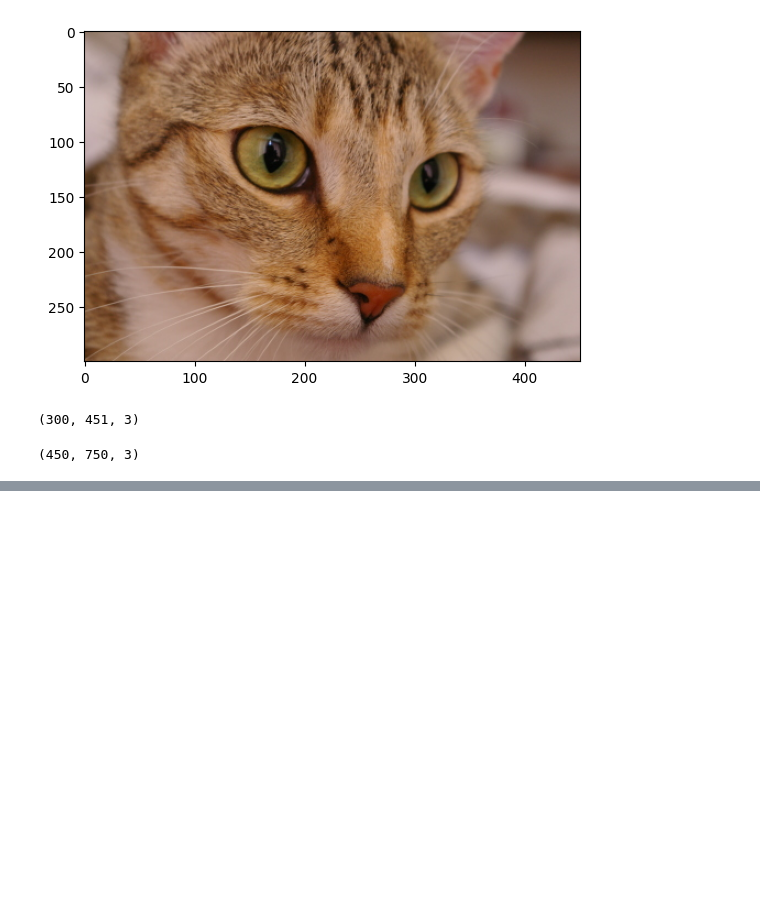
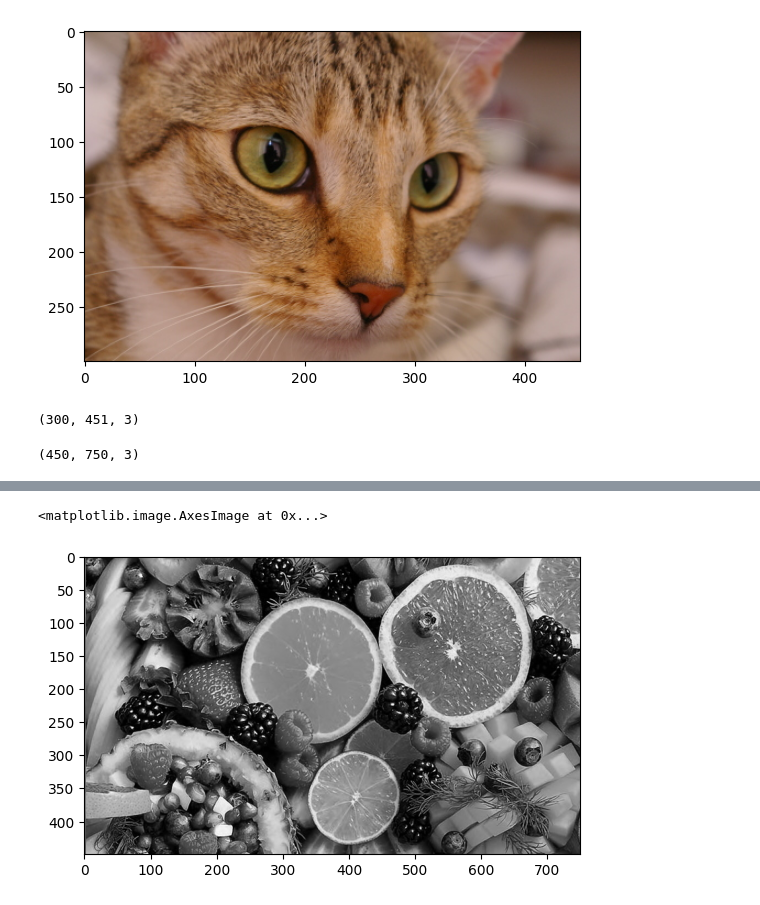
Before and after one commit to Pagutri/Beepy_Imagenes, a Jupyter notebook: Principal.ipynb, the cells around one changed output, grey strips where cells are left out. Cells and saved outputs as stored; diff of their text form; code cells hidden in the pictures; blank space fills up the shorter version.

```diff
--- a/Principal.ipynb
+++ b/Principal.ipynb
@@ -35,0 +76,5 @@ img_frutas.shape
+# %%
+plt.imshow(img_frutas, cmap = 'gray')
+# %% [output]
+<matplotlib.image.AxesImage at 0x...>
+[figure, added]
```
Also changed, not shown: parts of 11 cells of this notebook.
